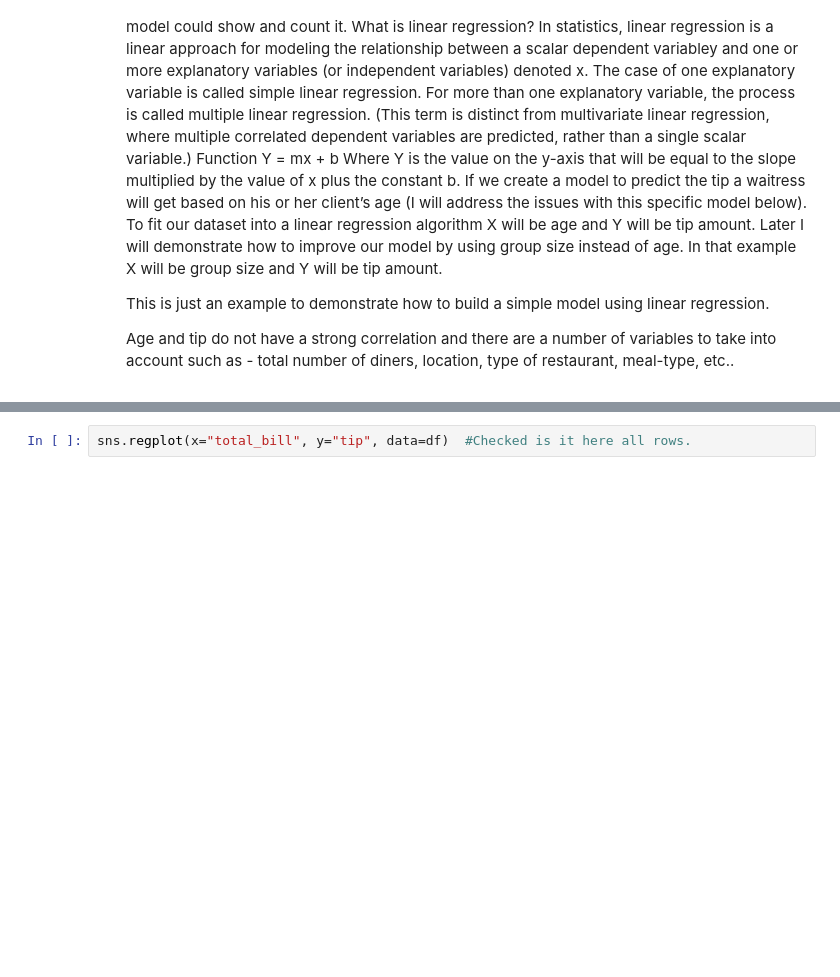
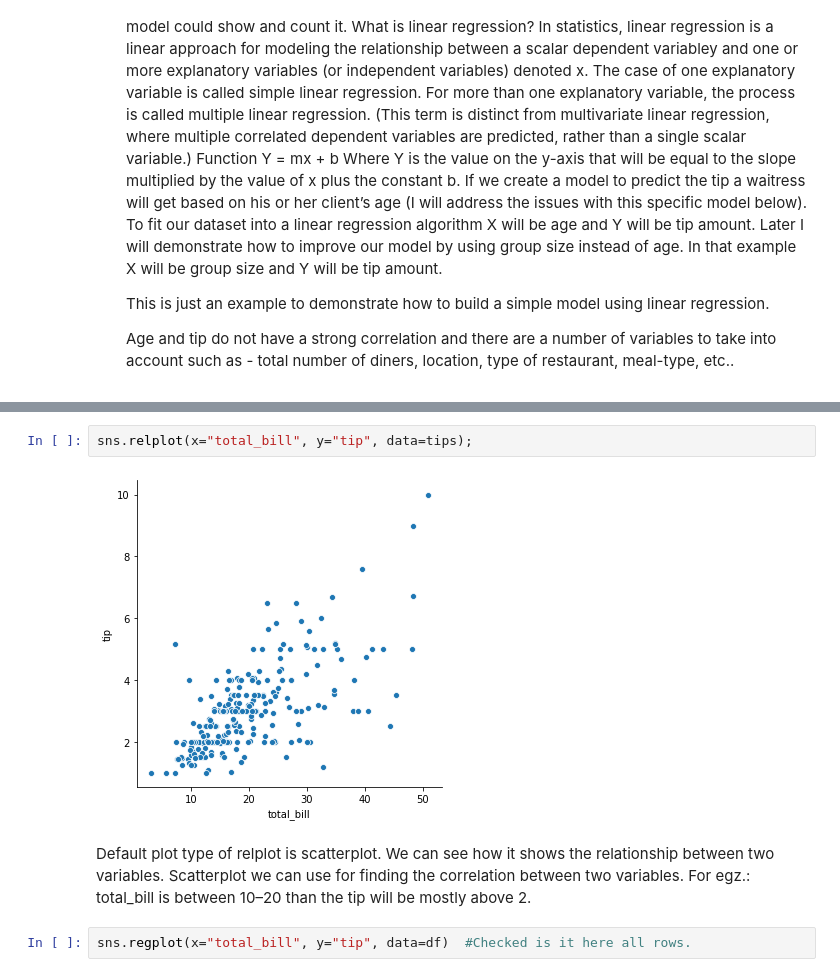
Before and after one commit to rituteval/Fundamentals-assesments, a Jupyter notebook: Tips data set.ipynb, the cells around one changed output, grey strips where cells are left out. Cells and saved outputs as stored; diff of their text form; blank space fills up the shorter version.

```diff
--- a/Tips data set.ipynb
+++ b/Tips data set.ipynb
@@ -208,3 +229,9 @@ sns.barplot(x= 'smoker', y= 'ftip', hue='sex', data = df, capsize=.1) # Plot the
+# %%
+sns.relplot(x="total_bill", y="tip", data=tips);
+# %% [output]
+[figure, added]
+# %% [markdown]
+Default plot type of relplot is scatterplot. We can see how it shows the relationship between two variables. Scatterplot we can use for finding the correlation between two variables. For egz.: total_bill is between 10–20 than the tip will be mostly above 2.
 # %%
 sns.regplot(x="total_bill", y="tip", data=df)  #Checked is it here all rows.
 # %% [output]
```
Also changed, not shown: parts of 6 cells of this notebook.
